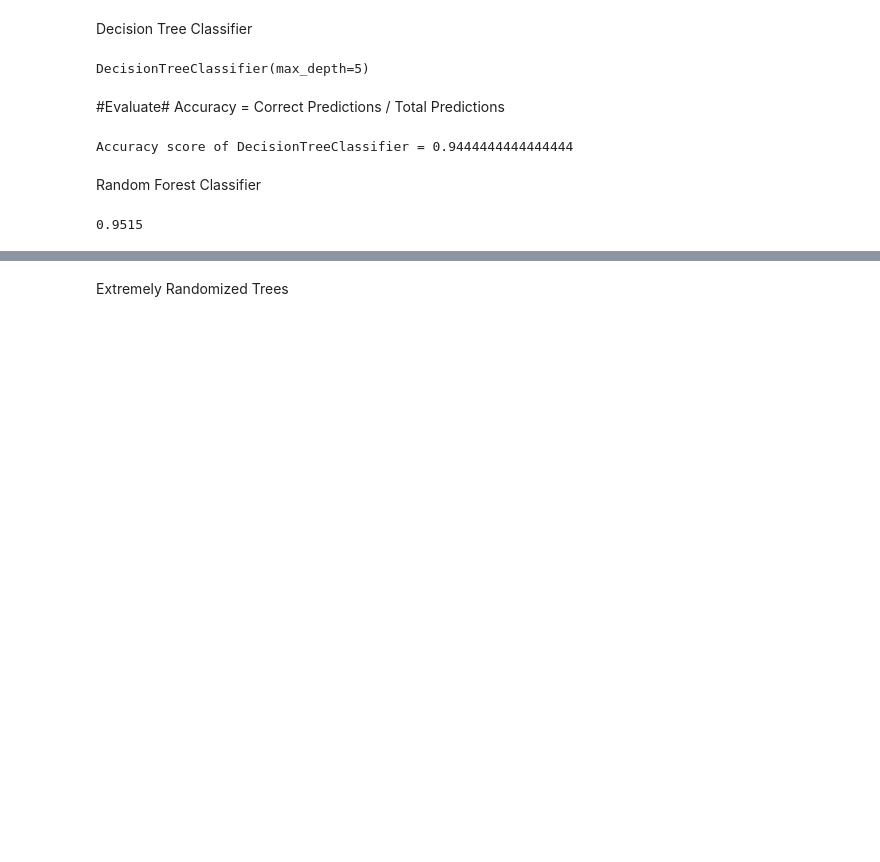
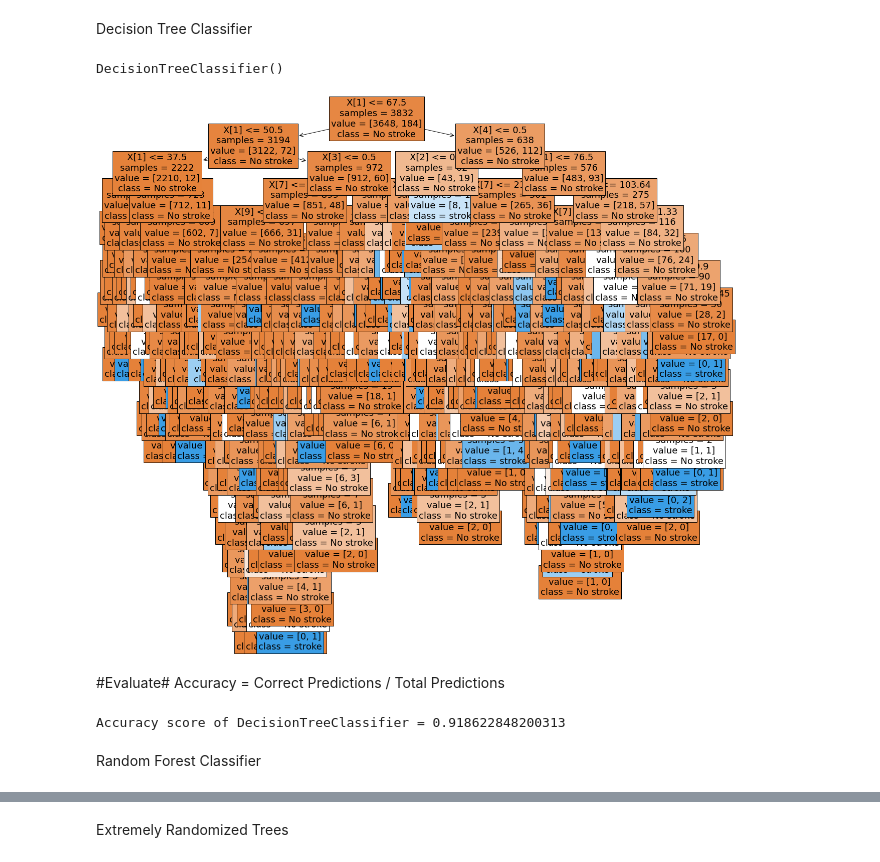
Before and after one commit to OmriMan/Bagging, a Jupyter notebook: Assignment2_Stroke.ipynb, the cells around one changed output, grey strips where cells are left out. Cells and saved outputs as stored; diff of their text form; code cells hidden in the pictures; blank space fills up the shorter version.

```diff
--- a/Assignment2_Stroke.ipynb
+++ b/Assignment2_Stroke.ipynb
@@ -140,28 +141,28 @@ Name: stroke, dtype: int64
 Decision Tree Classifier
 # %%
 # defining our tree object with the hyper parameters discussed above
-model = DecisionTreeClassifier(max_depth= 5)
+model = DecisionTreeClassifier()
 
 
 
 model.fit(
     X_train,
     y_train
-    # X=df.drop(columns=['stroke']),
-    # y=df['stroke']
 )
 # %% [output]
-DecisionTreeClassifier(max_depth=5)
+DecisionTreeClassifier()
 # %%
-# plt.figure(figsize=(20, 20))
-# plot_tree(
-#     model,
-#     class_names=['No stroke', 'stroke'],
-#     impurity=False,
-#     filled=True,
-#     fontsize=18
-# )
-# plt.show()
+plt.figure(figsize=(20, 20))
+plot_tree(
+    model,
+    class_names=['No stroke', 'stroke'],
+    impurity=False,
+    filled=True,
+    fontsize=18
+)
+plt.show()
+# %% [output]
+[figure, added]
 # %%
 df_test = pd.read_csv('/content/sample_data/stroke.csv')
 df_test = preprocess(df_test)
@@ -177,25 +178,6 @@ prediction_DecisionTreeClassifier = model.predict(
 accuracy_DecisionTreeClassifier = accuracy_score(y_test,prediction_DecisionTreeClassifier)
 print(f"Accuracy score of DecisionTreeClassifier = {accuracy_DecisionTreeClassifier}")
 # %% [output]
-Accuracy score of DecisionTreeClassifier = 0.9444444444444444
+Accuracy score of DecisionTreeClassifier = 0.918622848200313
 # %% [markdown]
 Random Forest Classifier
-# %%
-from sklearn.ensemble import RandomForestClassifier
-model_rf = RandomForestClassifier(criterion='gini',
-                             n_estimators=700,
-                             min_samples_split=10,
-                             min_samples_leaf=1,
-                             max_features='auto',
-                             oob_score=True,
-                             random_state=1,
-                             n_jobs=-1)
-model_rf.fit(
-    X_train,
-    y_train
-    # X=df.drop(columns=['stroke']),
-    # y=df['stroke']
-)
-print("%.4f" % model_rf.oob_score_)
-# %% [output]
-0.9515
```
Also changed, not shown: parts of 25 cells of this notebook.
